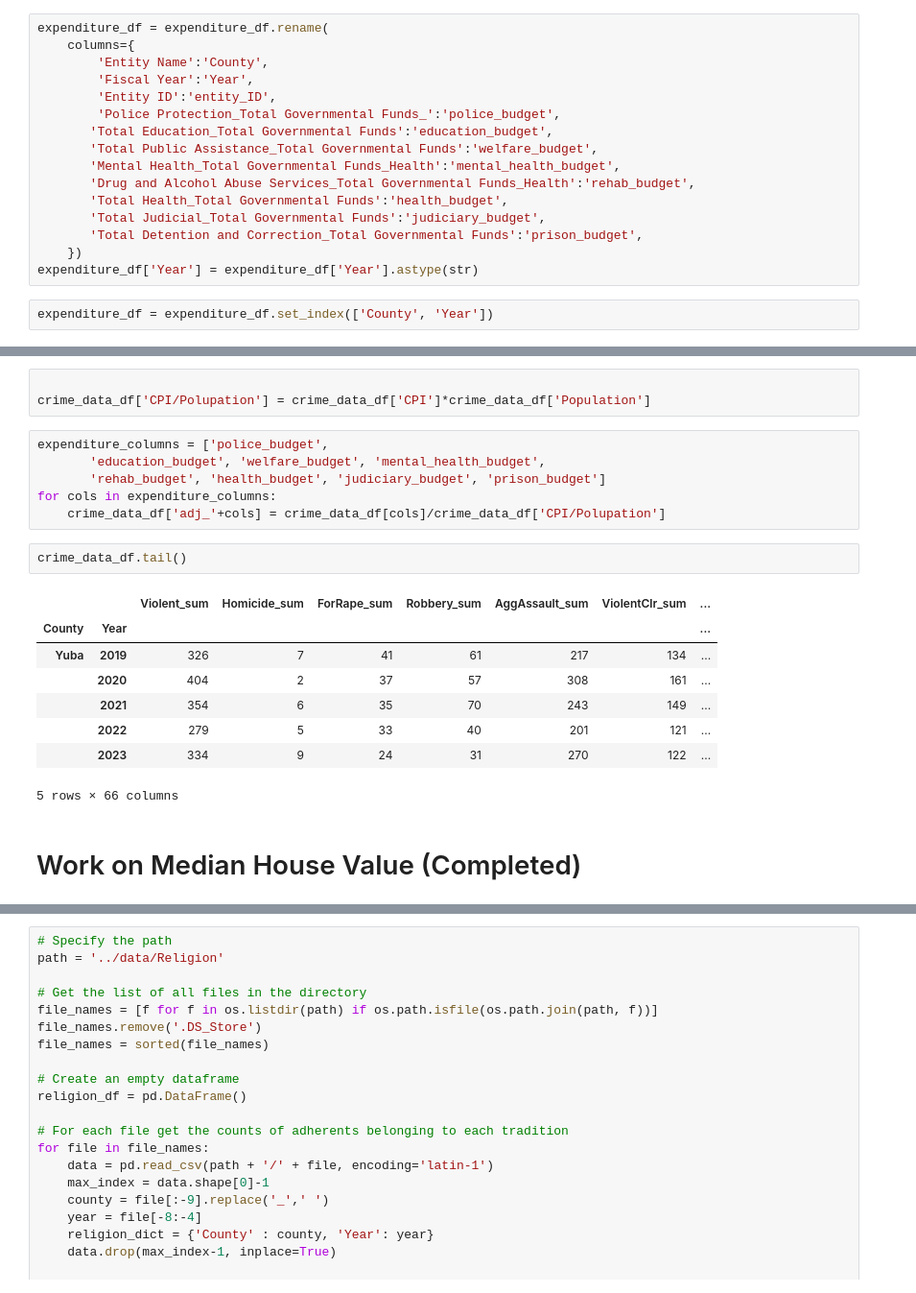
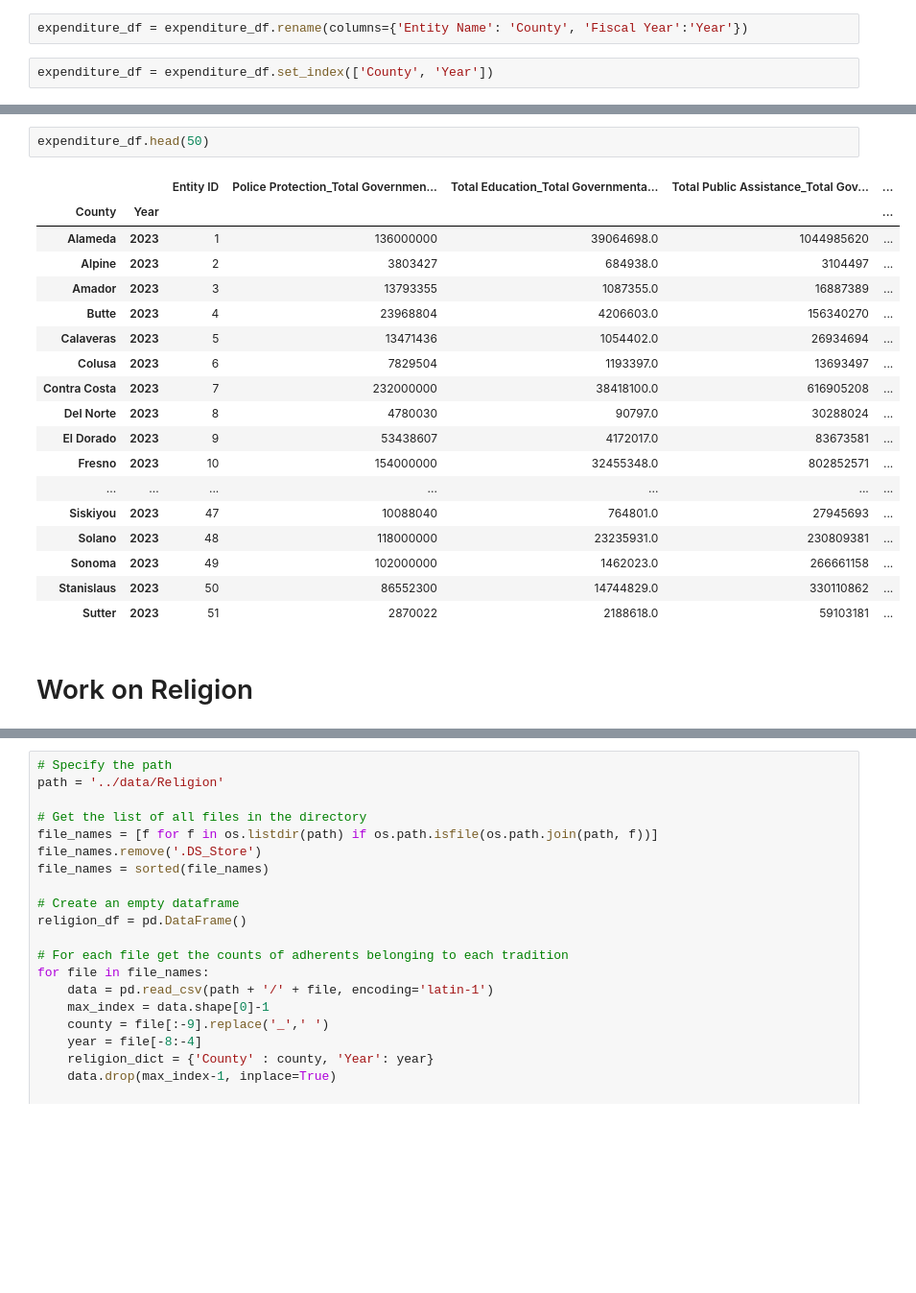
Before and after one commit to git-loa/CrimePatternsProject, a Jupyter notebook: data-exploration/data_engineering.ipynb, the cells around one changed output, grey strips where cells are left out. Shown at 96% size. Drawn from its saved outputs; the diff is of its cells as text; blank space fills up the shorter version.

```diff
--- a/data-exploration/data_engineering.ipynb
+++ b/data-exploration/data_engineering.ipynb
@@ -726,21 +672,7 @@ Index(['Entity Name', 'Entity ID', 'Fiscal Year',
        'Total Judicial_Total Governmental Funds',
        'Total Detention and Correction_Total Governmental Funds'],
       dtype='object')
-# %%
-expenditure_df = expenditure_df.rename(
-    columns={
-        'Entity Name':'County',
-        'Fiscal Year':'Year',
-        'Entity ID':'entity_ID',
-        'Police Protection_Total Governmental Funds_':'police_budget',
-       'Total Education_Total Governmental Funds':'education_budget',
-       'Total Public Assistance_Total Governmental Funds':'welfare_budget',
-       'Mental Health_Total Governmental Funds_Health':'mental_health_budget',
-       'Drug and Alcohol Abuse Services_Total Governmental Funds_Health':'rehab_budget',
-       'Total Health_Total Governmental Funds':'health_budget',
-       'Total Judicial_Total Governmental Funds':'judiciary_budget',
-       'Total Detention and Correction_Total Governmental Funds':'prison_budget',
-    })
-expenditure_df['Year'] = expenditure_df['Year'].astype(str)
+# %%
+expenditure_df = expenditure_df.rename(columns={'Entity Name': 'County', 'Fiscal Year':'Year'})
 # %%
 expenditure_df = expenditure_df.set_index(['County', 'Year'])
@@ -760,22 +679,23 @@ crime_data_df.tail()
-# %%
-
-crime_data_df['CPI/Polupation'] = crime_data_df['CPI']*crime_data_df['Population']
-# %%
-expenditure_columns = ['police_budget',
-       'education_budget', 'welfare_budget', 'mental_health_budget',
-       'rehab_budget', 'health_budget', 'judiciary_budget', 'prison_budget']
-for cols in expenditure_columns:
-    crime_data_df['adj_'+cols] = crime_data_df[cols]/crime_data_df['CPI/Polupation']
-# %%
-crime_data_df.tail()
-# %% [output]
-|  |  | Violent_sum | Homicide_sum | ForRape_sum | Robbery_sum | AggAssault_sum | ViolentClr_sum | ... |
-| County | Year |  |  |  |  |  |  | ... |
-| Yuba | 2019 | 326 | 7 | 41 | 61 | 217 | 134 | ... |
-|  | 2020 | 404 | 2 | 37 | 57 | 308 | 161 | ... |
-|  | 2021 | 354 | 6 | 35 | 70 | 243 | 149 | ... |
-|  | 2022 | 279 | 5 | 33 | 40 | 201 | 121 | ... |
-|  | 2023 | 334 | 9 | 24 | 31 | 270 | 122 | ... |
-5 rows × 66 columns
+# %%
+expenditure_df.head(50)
+# %% [output]
+|  |  | Entity ID | Police Protection_Total Governmen... | Total Education_Total Governmenta... | Total Public Assistance_Total Gov... | ... |
+| County | Year |  |  |  |  | ... |
+| Alameda | 2023 | 1 | 136000000 | 39064698.0 | 1044985620 | ... |
+| Alpine | 2023 | 2 | 3803427 | 684938.0 | 3104497 | ... |
+| Amador | 2023 | 3 | 13793355 | 1087355.0 | 16887389 | ... |
+| Butte | 2023 | 4 | 23968804 | 4206603.0 | 156340270 | ... |
+| Calaveras | 2023 | 5 | 13471436 | 1054402.0 | 26934694 | ... |
+| Colusa | 2023 | 6 | 7829504 | 1193397.0 | 13693497 | ... |
+| Contra Costa | 2023 | 7 | 232000000 | 38418100.0 | 616905208 | ... |
+| Del Norte | 2023 | 8 | 4780030 | 90797.0 | 30288024 | ... |
+| El Dorado | 2023 | 9 | 53438607 | 4172017.0 | 83673581 | ... |
+| Fresno | 2023 | 10 | 154000000 | 32455348.0 | 802852571 | ... |
+| ... | ... | ... | ... | ... | ... | ... |
+| Siskiyou | 2023 | 47 | 10088040 | 764801.0 | 27945693 | ... |
+| Solano | 2023 | 48 | 118000000 | 23235931.0 | 230809381 | ... |
+| Sonoma | 2023 | 49 | 102000000 | 1462023.0 | 266661158 | ... |
+| Stanislaus | 2023 | 50 | 86552300 | 14744829.0 | 330110862 | ... |
+| Sutter | 2023 | 51 | 2870022 | 2188618.0 | 59103181 | ... |
 # %% [markdown]
-# Work on Median House Value (Completed)
+# Work on Religion
```
Also changed, not shown: parts of 144 cells of this notebook, 24 other files.
